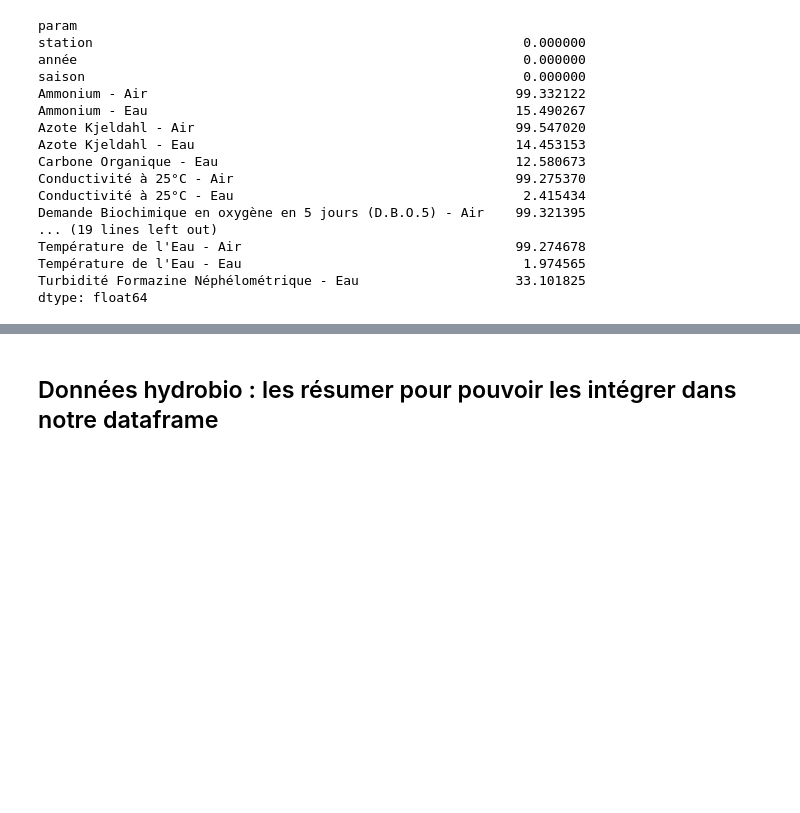
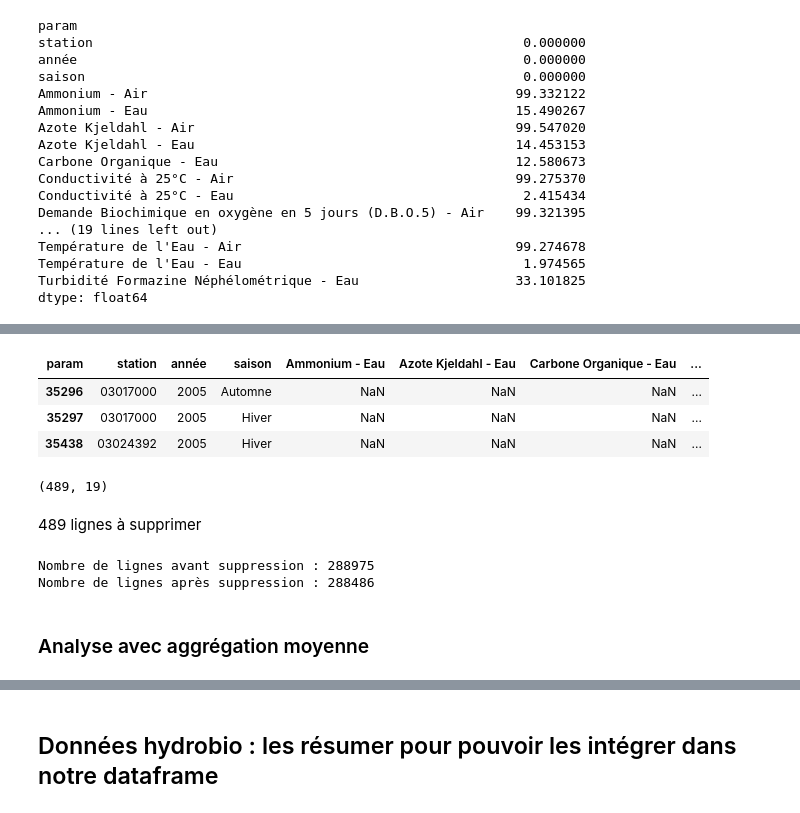
Before and after one commit to zoemarquis/naiades-analytics, a Jupyter notebook: naiades.ipynb, the cells around one changed output, grey strips where cells are left out. Saved outputs shown, nothing was run; the diff lists cells and outputs as text; code cells hidden in the pictures; blank space fills up the shorter version.

```diff
--- a/naiades.ipynb
+++ b/naiades.ipynb
@@ -975,9 +870,15 @@ array(['Ammonium - Eau', 'Azote Kjeldahl - Eau',
 # %%
-df_aggregated = df_aggregated[['station', 'année', 'saison', 'param', 'median_RsAna']]
+df_pc_agg_saison_median = df_aggregated[['station', 'année', 'saison', 'param', 'median_RsAna']]
+df_pc_agg_saison_mean = df_aggregated[['station', 'année', 'saison', 'param', 'mean_RsAna']]
 
 # Pivot des données : station, année, saison en index, param en colonnes
-df_pivoted = df_aggregated.pivot_table(index=['station', 'année', 'saison'],
+df_pc_pivot_saison_median = df_aggregated.pivot_table(index=['station', 'année', 'saison'],
                                        columns='param',
                                        values='median_RsAna',
                                        aggfunc='median')
-df_pivoted.reset_index(inplace=True)
+df_pc_pivot_saison_mean = df_aggregated.pivot_table(index=['station', 'année', 'saison'],
+                                                    columns='param',
+                                                    values='mean_RsAna',
+                                                    aggfunc='mean')
+df_pc_pivot_saison_median.reset_index(inplace=True)
+df_pc_pivot_saison_mean.reset_index(inplace=True)
@@ -1036,6 +922,6 @@ dtype: int64
 # %%
 # pourcentage de valeurs nulles pour chaque paramètre
-null_percentages = df_pivoted.isnull().mean() * 100
+null_percentages = df_pc_pivot_saison_median.isnull().mean() * 100
 null_percentages
 # %% [output]
 param
@@ -1059,0 +944,4 @@ dtype: float64
+# %%
+# liste des paramètres avec plus de 90% de valeurs nulles
+params_with_most_nulls = null_percentages[null_percentages > 90].index.tolist()
+params_with_most_nulls
@@ -1059,0 +963,3 @@ dtype: float64
+# %%
+# supprimer les colonnes avec plus de 90% de valeurs nulles
+df_pc_pivot_saison_median.drop(columns=params_with_most_nulls, inplace=True)
@@ -1059,0 +968,27 @@ dtype: float64
+# %%
+# afficher le nombre de lignes où il n'y a que param saison et année qui ne sont pas nuls
+exclude_columns = ['station', 'année', 'saison']
+columns_to_check = [col for col in df_pc_pivot_saison_median.columns if col not in exclude_columns]
+rows_with_all_nulls = df_pc_pivot_saison_median[df_pc_pivot_saison_median[columns_to_check].isnull().all(axis=1)]
+rows_with_all_nulls.head(3)
+# %% [output]
+| param | station | année | saison | Ammonium - Eau | Azote Kjeldahl - Eau | Carbone Organique - Eau | ... |
+| 35296 | 03017000 | 2005 | Automne | NaN | NaN | NaN | ... |
+| 35297 | 03017000 | 2005 | Hiver | NaN | NaN | NaN | ... |
+| 35438 | 03024392 | 2005 | Hiver | NaN | NaN | NaN | ... |
+# %%
+rows_with_all_nulls.shape
+# %% [output]
+(489, 19)
+# %% [markdown]
+489 lignes à supprimer
+# %%
+# supprimer les lignes où il n'y a que param saison et année qui ne sont pas nuls
+print("Nombre de lignes avant suppression :", df_pc_pivot_saison_median.shape[0])
+df_pc_pivot_saison_median = df_pc_pivot_saison_median[~df_pc_pivot_saison_median[columns_to_check].isnull().all(axis=1)]
+print("Nombre de lignes après suppression :", df_pc_pivot_saison_median.shape[0])
+# %% [output]
+Nombre de lignes avant suppression : 288975
+Nombre de lignes après suppression : 288486
+# %% [markdown]
+### Analyse avec aggrégation moyenne
```
Also changed, not shown: parts of 49 cells of this notebook.
